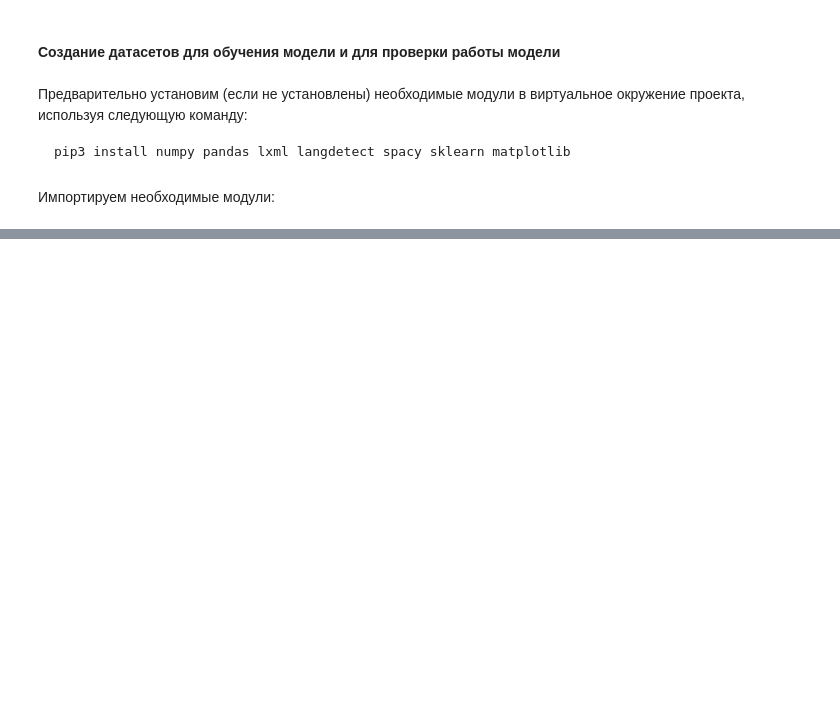
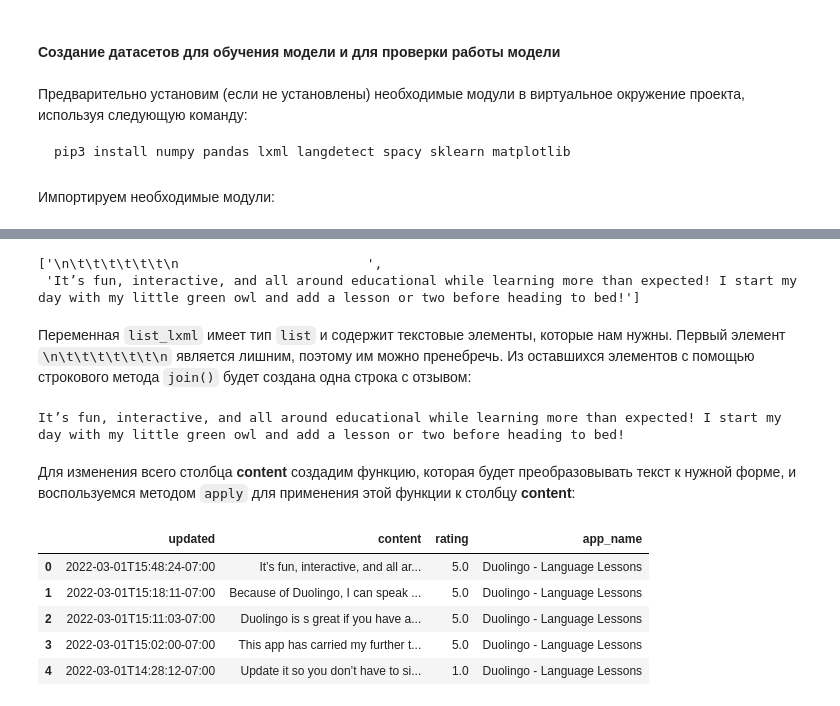
Before and after one commit to Alice15423/sentiment_analysis, a Jupyter notebook: reseach/sentiment_analysis.ipynb, the cells around one changed output, grey strips where cells are left out. Cells and saved outputs as stored; diff of their text form; code cells hidden in the pictures; blank space fills up the shorter version.

```diff
--- a/reseach/sentiment_analysis.ipynb
+++ b/reseach/sentiment_analysis.ipynb
@@ -115,0 +120,3 @@ df.head()
+# %%
+text = df['content'][0]
+text
@@ -115,0 +141,36 @@ df.head()
+# %%
+from lxml import html
+
+# преобразование текста в дерево элементов
+tree = html.fromstring(text)
+
+# доступ к необходимым элементам через xpath
+list_lxml = tree.xpath('//table/tr/td/font/text()')
+
+list_lxml
+# %% [output]
+['\n\t\t\t\t\t\t\n                        ',
+ 'It’s fun, interactive, and all around educational while learning more than expected! I start my day with my little green owl and add a lesson or two before heading to bed!']
+# %% [markdown]
+Переменная `list_lxml` имеет тип `list` и содержит текстовые элементы, которые нам нужны. Первый элемент `\n\t\t\t\t\t\t\n` является лишним, поэтому им можно пренебречь. Из оставшихся элементов с помощью строкового метода `join()` будет создана одна строка с отзывом:
+# %%
+print(''.join(list_lxml[1:]))
+# %% [output]
+It’s fun, interactive, and all around educational while learning more than expected! I start my day with my little green owl and add a lesson or two before heading to bed!
+# %% [markdown]
+Для изменения всего столбца **content** создадим функцию, которая будет преобразовывать текст к нужной форме, и воспользуемся методом `apply` для применения этой функции к столбцу **content**:
+# %%
+def get_content(text):
+    return ''.join(
+        html.fromstring(text).xpath('//table/tr/td/font/text()')[1:]
+    )
+# %%
+df['content'] = df['content'].apply(get_content)
+df.head()
+# %% [output]
+|  | updated | content | rating | app_name |
+| 0 | 2022-03-01T15:48:24-07:00 | It’s fun, interactive, and all ar... | 5.0 | Duolingo - Language Lessons |
+| 1 | 2022-03-01T15:18:11-07:00 | Because of Duolingo, I can speak ... | 5.0 | Duolingo - Language Lessons |
+| 2 | 2022-03-01T15:11:03-07:00 | Duolingo is s great if you have a... | 5.0 | Duolingo - Language Lessons |
+| 3 | 2022-03-01T15:02:00-07:00 | This app has carried my further t... | 5.0 | Duolingo - Language Lessons |
+| 4 | 2022-03-01T14:28:12-07:00 | Update it so you don’t have to si... | 1.0 | Duolingo - Language Lessons |
```
Also changed, not shown: parts of 36 cells of this notebook, 2 other files.
